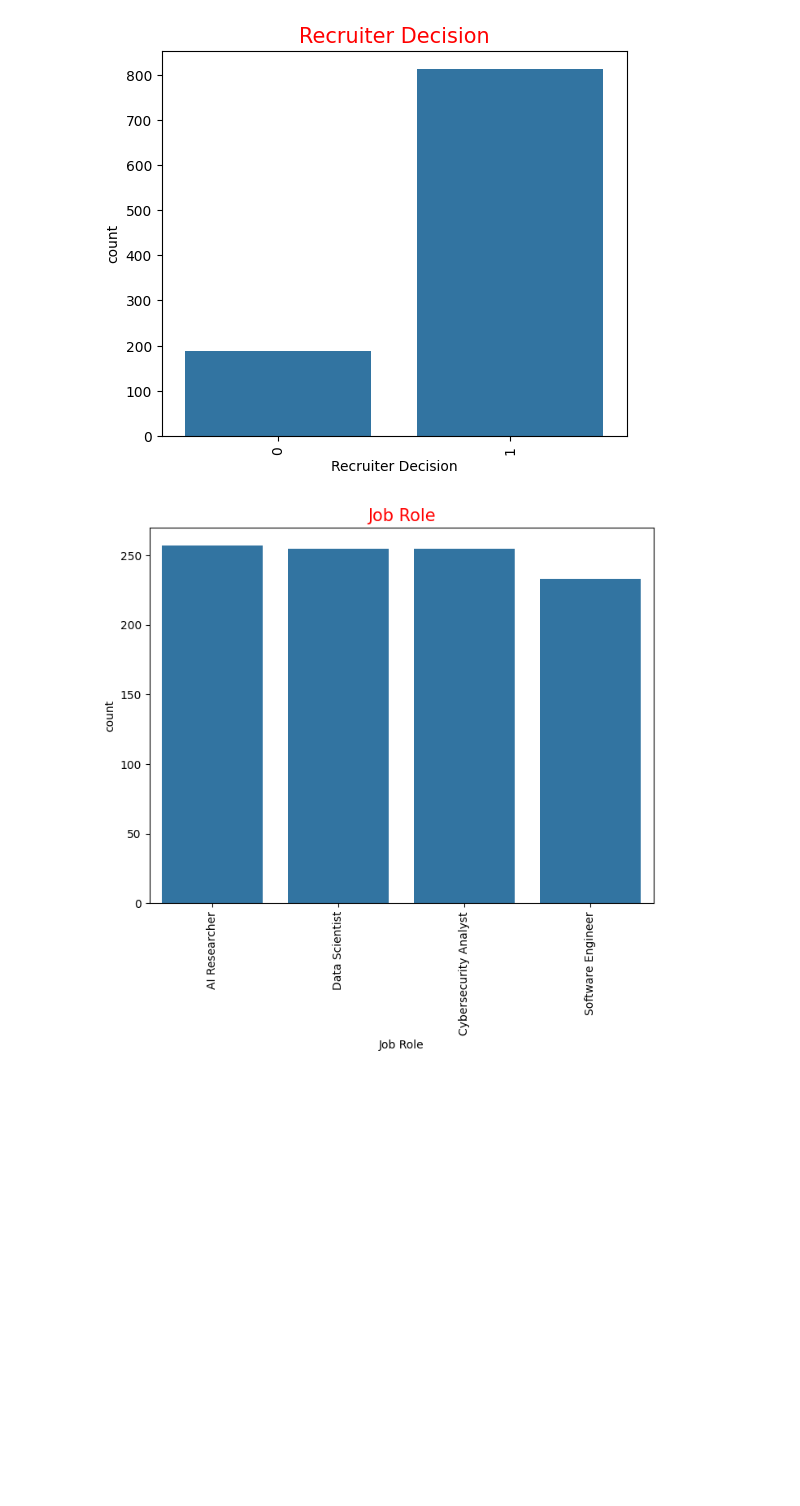
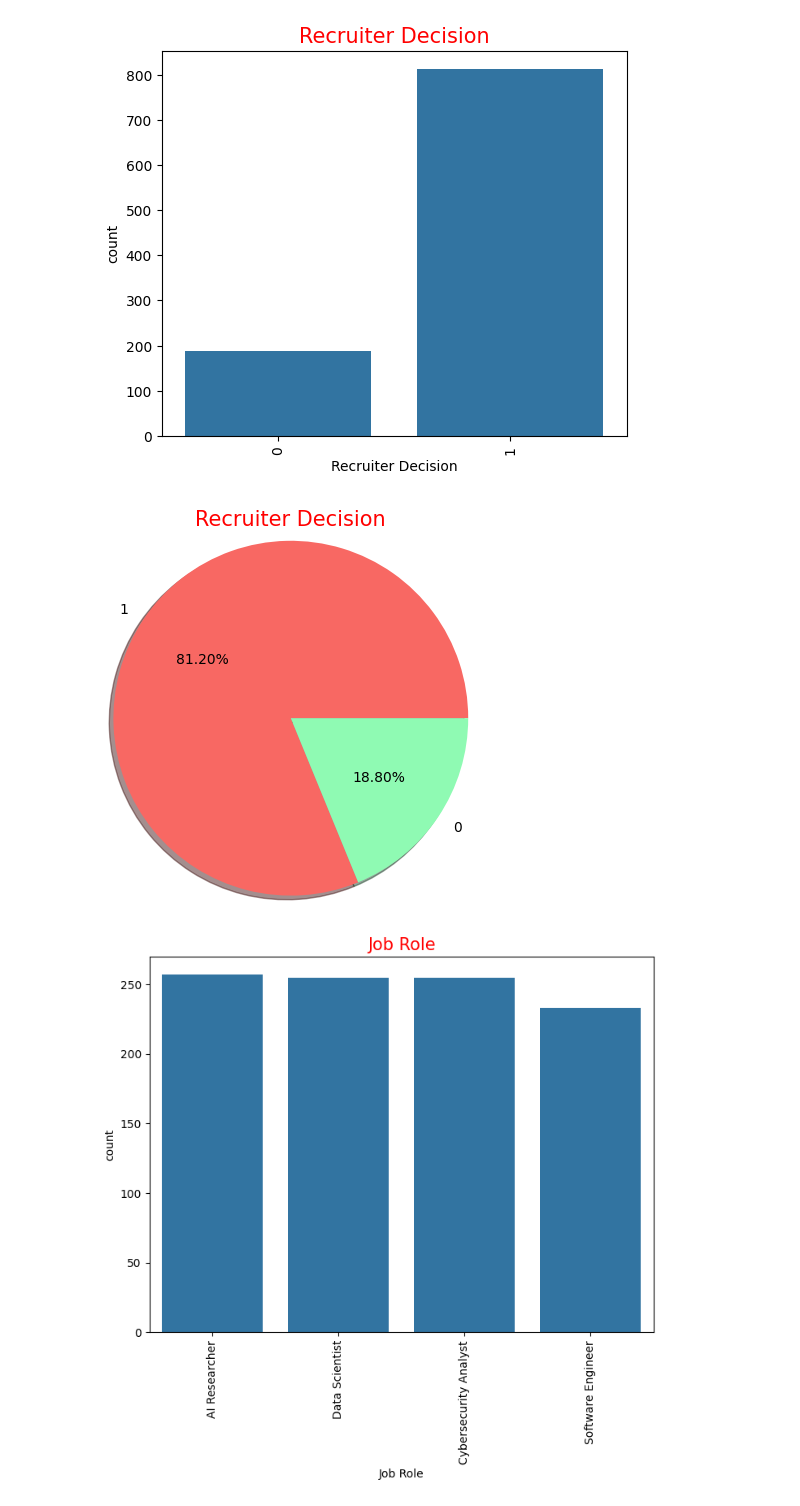
Before and after one commit to Muhammad-Musharraf/Ai-Powered-Resume-Screening-ML-Project, a Jupyter notebook: Ai_Powered_Resume_Screening.ipynb, the cells around one changed output. Cells and saved outputs as stored; diff of their text form; code cells hidden in the pictures; blank space fills up the shorter version.

```diff
--- a/Ai_Powered_Resume_Screening.ipynb
+++ b/Ai_Powered_Resume_Screening.ipynb
@@ -384,6 +375,12 @@ plt.title('Recruiter Decision',color='red',fontsize=15)
 plt.show()
 # %% [output]
 [figure]
+# %%
+plt.pie(df['Recruiter Decision'].value_counts(),labels=df['Recruiter Decision'].value_counts().index,autopct='%1.2f%%',colors=["#F86863","#8FFAB3"],shadow=True,radius=1.2)
+plt.title('Recruiter Decision',color='red',fontsize=15)
+plt.show()
+# %% [output]
+[figure, added]
 # %%
 plt.figure(figsize=(8,6))
 sns.countplot(data=df,x='Job Role')
```
Also changed, not shown: parts of 31 cells of this notebook.
